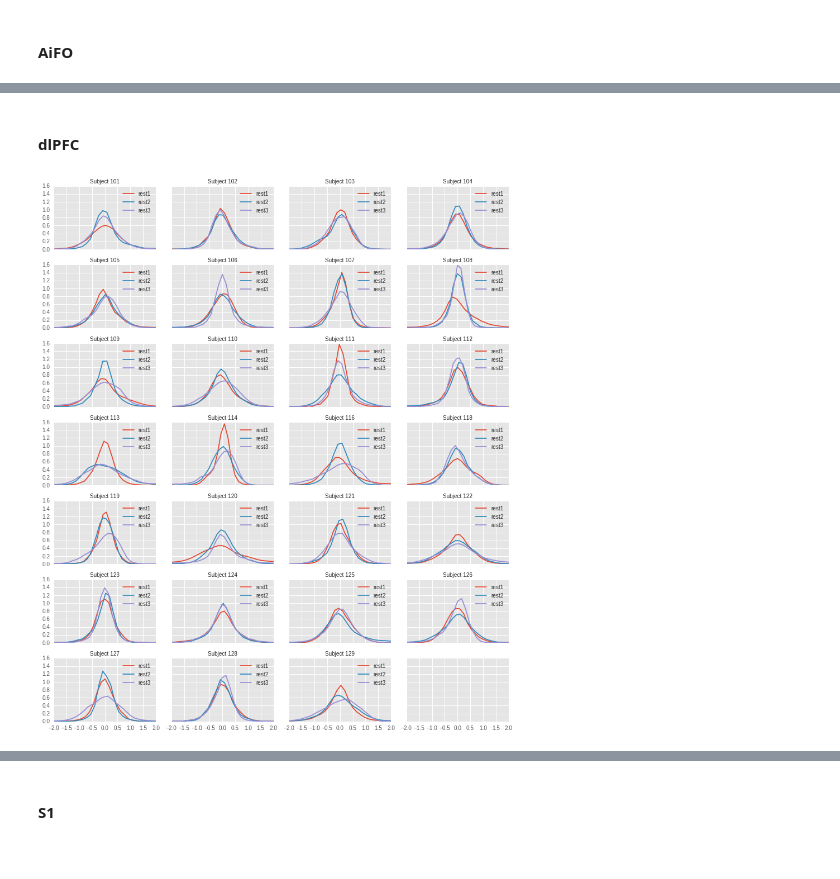
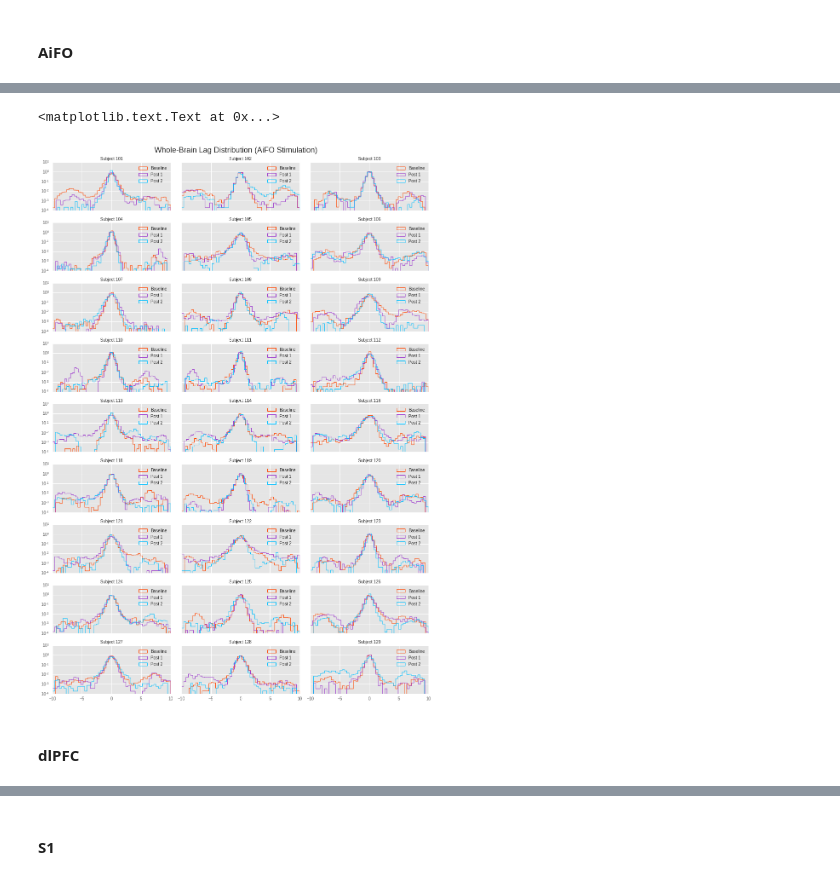
Before and after one commit to danlurie/ctbs_lag, a Jupyter notebook: Megarest Lag Maps - Minimal Preproc Exploration.ipynb, the cells around one changed output, grey strips where cells are left out. Cells and saved outputs as stored; diff of their text form; code cells hidden in the pictures.

Commit message:
Updated plots of whole-brain lag distributions. Now plotting full lag range and with a log-y axis.

```diff
--- a/Megarest Lag Maps - Minimal Preproc Exploration.ipynb
+++ b/Megarest Lag Maps - Minimal Preproc Exploration.ipynb
@@ -139,11 +125,15 @@ g.set_yscale('log')
 # %% [markdown]
 ### Plot Lag Distributions (per subject)
 # %%
-def dist_grid(data_1, data_2, data_3, subject_list):
+def dist_grid(data_1, data_2, data_3, subject_list, n_cols, title):
+    """
+    For each subject, plot the distribution of 3 variables. Arrange subplots as a grid
+    """
+    # Set up the grid
     n_subs = len(subject_list)
-    n_cols = 4
     n_rows = int(np.ceil(n_subs/(float(n_cols))))
 
+    # Set up the plot axes
     ax_idx_x= []
     ax_idx_y= []
     for idx_x in range(n_rows):
@@ -151,14 +141,25 @@ def dist_grid(data_1, data_2, data_3, subject_list):
             ax_idx_y.append(idx_y)
             ax_idx_x.append(idx_x)
 
-    f, axarr = plt.subplots(n_rows, n_cols, sharex=True, sharey=True, figsize=(12,2*n_rows))
+    # Define variable/color/label pairings
+    colors = ['orangered', 'darkorchid', 'deepskyblue']
+    labels = ['Baseline', 'Post 1', 'Post 2']
+    variables = zip([data_1, data_2, data_3], colors, labels)
+
+    # Initialize the figure
+    f, axarr = plt.subplots(n_rows, n_cols, sharex=True, sharey=True, figsize=(13,2*n_rows))
+
+    # Create a subplot for each subject
     for idx, sub_id in enumerate(subject_list):
-        sns.distplot(data_1[idx], hist=False, ax=axarr[ax_idx_x[idx], ax_idx_y[idx]], label='rest1')
-        sns.distplot(data_2[idx], hist=False, ax=axarr[ax_idx_x[idx], ax_idx_y[idx]], label='rest2')
-        sns.distplot(data_3[idx], hist=False, ax=axarr[ax_idx_x[idx], ax_idx_y[idx]], label='rest3')
+        # Loop through variables
+        for var in variables:
+            sns.distplot(var[0][idx], kde=False, hist=True, color=var[1], norm_hist=True,
+                         ax=axarr[ax_idx_x[idx], ax_idx_y[idx]], label=var[2],
+                         hist_kws={'histtype': "step", 'alpha': 1, 'linewidth': 1})
         axarr[ax_idx_x[idx], ax_idx_y[idx]].legend()
+        axarr[ax_idx_x[idx], ax_idx_y[idx]].set_yscale('log')
         axarr[ax_idx_x[idx], ax_idx_y[idx]].set_title('Subject '+str(sub_id), fontsize=10)
-    plt.xlim(-2, 2)
+    plt.xlim(-10, 10)
     plt.tight_layout()
 # %% [markdown]
 #### AiFO
@@ -170,6 +166,8 @@ dist_grid(aifo_rest1_gm_data, aifo_rest2_gm_data, aifo_rest3_gm_data, subject_li
+# %%
+dist_grid(aifo_rest1_gm_data, aifo_rest2_gm_data, aifo_rest3_gm_data, subject_list, 3)
+plt.suptitle("Whole-Brain Lag Distribution (AiFO Stimulation)", y=1.01, fontsize=18)
+# %% [output]
+<matplotlib.text.Text at 0x...>
+[figure, added]
 # %% [markdown]
 #### dlPFC
-# %%
-dist_grid(dlpfc_rest1_gm_data, dlpfc_rest2_gm_data, dlpfc_rest3_gm_data, subject_list)
-# %% [output]
-[figure, removed]
```
Also changed, not shown: parts of 10 cells of this notebook.
